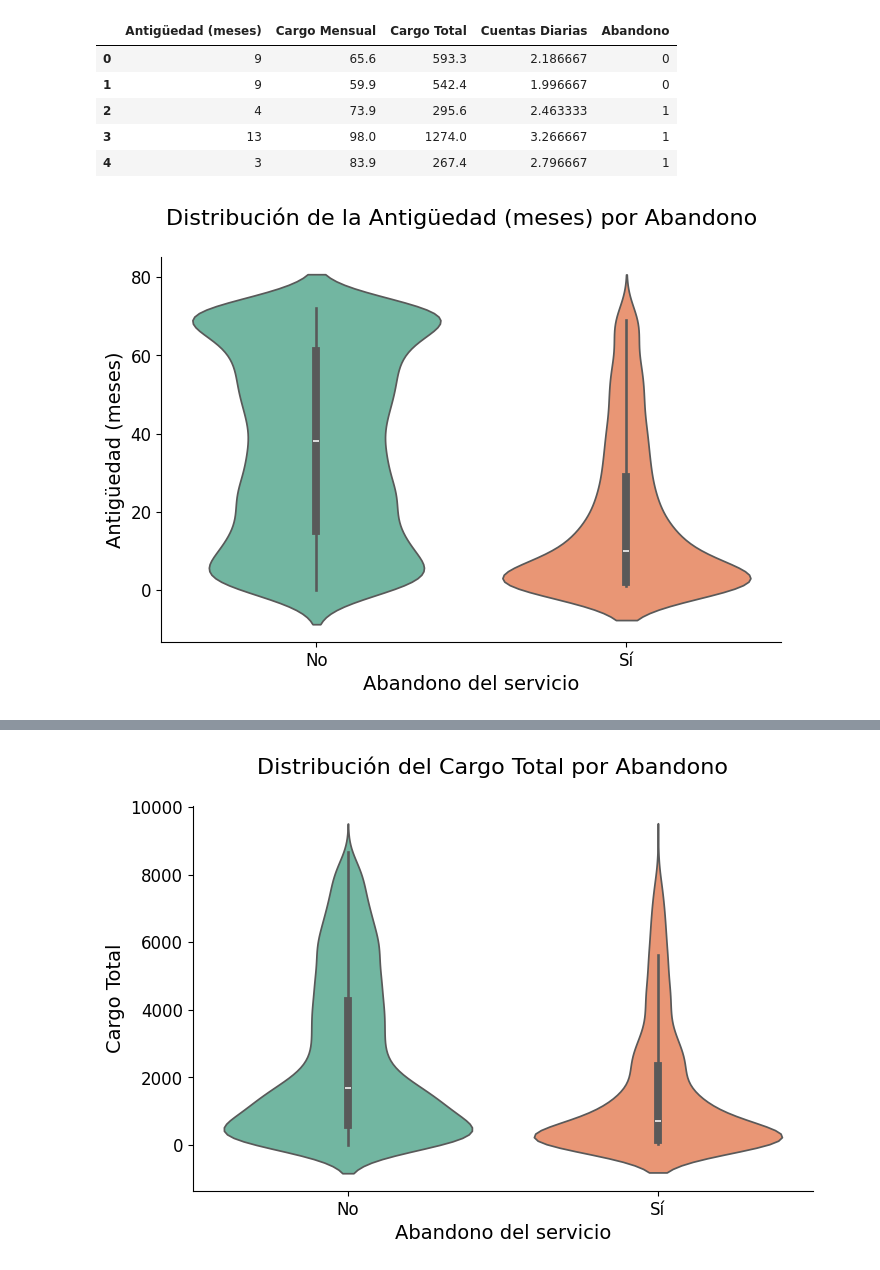
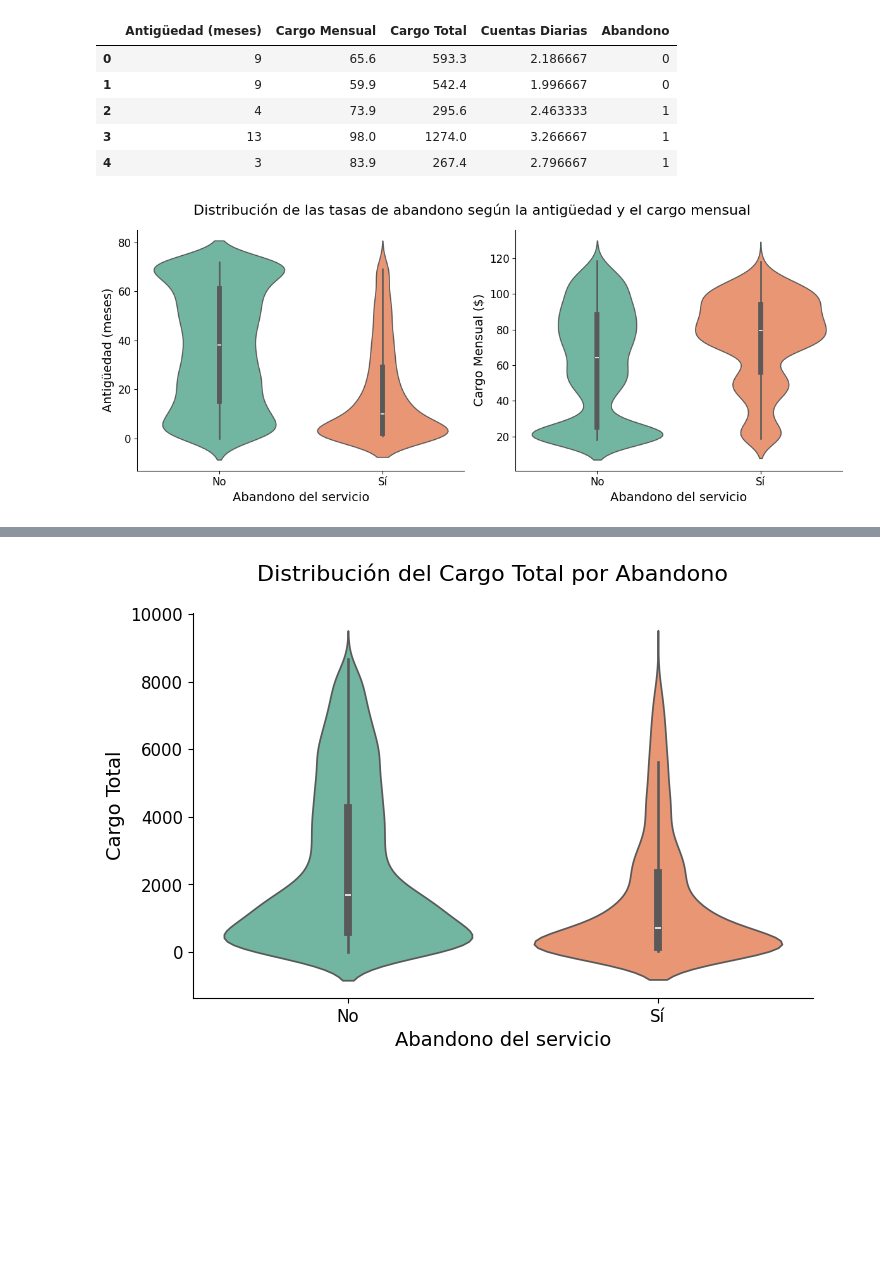
Before and after one commit to IsaiasRVH2/Challenge-Telecom-X, a Jupyter notebook: TelecomX_LATAM.ipynb, the cells around one changed output, grey strips where cells are left out. Cells and saved outputs as stored; diff of their text form; code cells hidden in the pictures; blank space fills up the shorter version.

```diff
--- a/TelecomX_LATAM.ipynb
+++ b/TelecomX_LATAM.ipynb
@@ -585,16 +604,29 @@ df_numericas.head()
 # %%
 # Distribución de la variable 'Antigüedad (meses)' según 'Abandono'
 filtro = df['Abandono'] == 1
-fig, ax = plt.subplots(figsize=(8, 5))
-fig.suptitle('Distribución de la Antigüedad (meses) por Abandono', fontsize=16)
-sns.violinplot(data=df_numericas, y='Antigüedad (meses)', x='Abandono', hue=filtro, ax=ax)
-ax.set_xlabel('Abandono del servicio', fontsize=14)
-ax.set_ylabel('Antigüedad (meses)', fontsize=14)
+fig, ax = plt.subplots(1, 2,figsize=(12, 5))
+fig.suptitle('Distribución de las tasas de abandono según la antigüedad y el cargo mensual', fontsize=16)
+
+sns.violinplot(data=df_numericas, y='Antigüedad (meses)', x='Abandono', hue=filtro, ax=ax[0])
+ax[0].set_xlabel('Abandono del servicio', fontsize=14)
+ax[0].set_ylabel('Antigüedad (meses)', fontsize=14)
 sns.set_palette('Set2')
 sns.despine()
-ax.legend_.remove()
-ax.set_xticks([0, 1], labels=['No', 'Sí'])
-ax.tick_params(labelsize=12)
+ax[0].legend_.remove()
+ax[0].set_xticks([0, 1], labels=['No', 'Sí'])
+ax[0].tick_params(labelsize=12)
+
+sns.violinplot(data=df_numericas, y='Cargo Mensual', x='Abandono', hue=filtro, ax=ax[1])
+ax[1].set_xlabel('Abandono del servicio', fontsize=14)
+ax[1].set_ylabel('Cargo Mensual ($)', fontsize=14)
+sns.set_palette('Set2')
+sns.despine()
+ax[1].legend_.remove()
+ax[1].set_xticks([0, 1], labels=['No', 'Sí'])
+ax[1].tick_params(labelsize=12)
+
+plt.tight_layout()
+plt.savefig('figuras/distribucion_abandono_numericas.png')
 plt.show()
 # %% [output]
-[figure, old version]
+[figure, new version]
```
Also changed, not shown: parts of 43 cells of this notebook, 21 other files.
